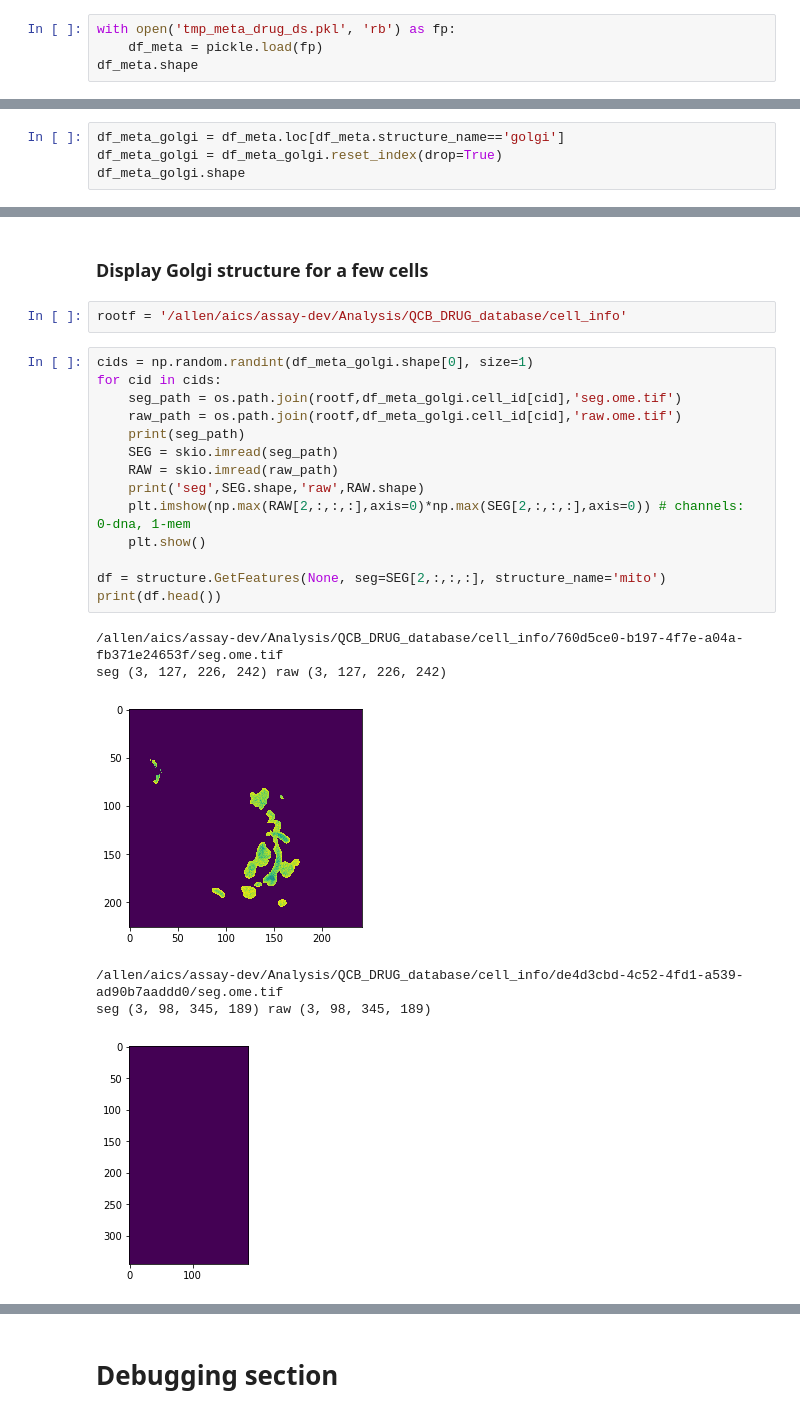
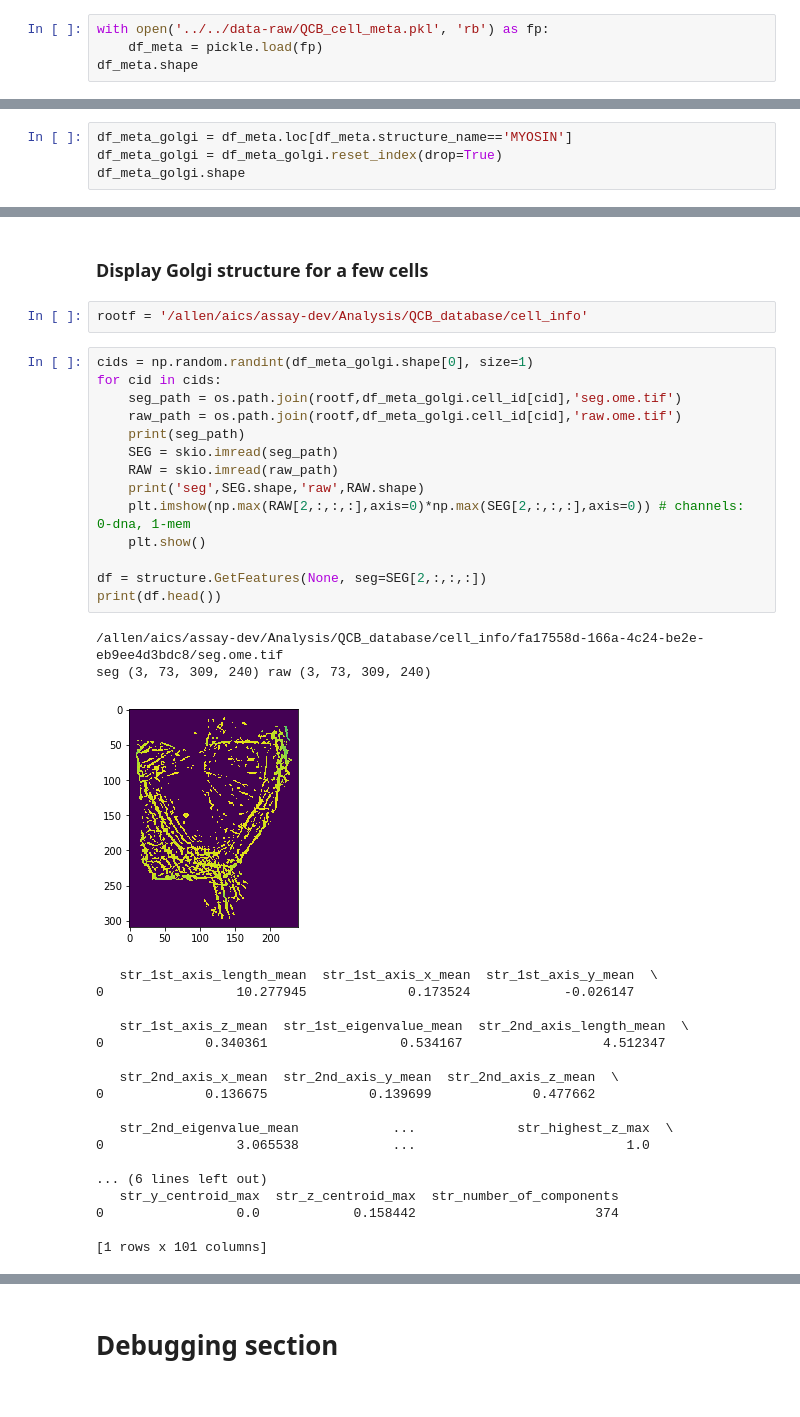
Before and after one commit to AllenInstitute/qcb-analysis, a Jupyter notebook: data-scripts/misc/inspect_ds.ipynb, the cells around one changed output, grey strips where cells are left out. Drawn from its saved outputs; the diff is of its cells as text.

```diff
--- a/data-scripts/misc/inspect_ds.ipynb
+++ b/data-scripts/misc/inspect_ds.ipynb
@@ -13,7 +13,7 @@ os.environ["DSDB_PROCESS_LIMIT"] = "16"
 # %% [markdown]
 ### Load metadata
 # %%
-with open('tmp_meta_drug_ds.pkl', 'rb') as fp:
+with open('../../data-raw/QCB_cell_meta.pkl', 'rb') as fp:
     df_meta = pickle.load(fp)
 df_meta.shape
 # %% [output]
@@ -37,7 +51,7 @@ array(['tubulin', 'sec61b', 'beta-actin', 'golgi', 'zo1', 'myosin',
 # %% [markdown]
 ### Subset of meta for which Golgi is available
 # %%
-df_meta_golgi = df_meta.loc[df_meta.structure_name=='golgi']
+df_meta_golgi = df_meta.loc[df_meta.structure_name=='MYOSIN']
 df_meta_golgi = df_meta_golgi.reset_index(drop=True)
 df_meta_golgi.shape
 # %% [output]
@@ -45,25 +59,39 @@ df_meta_golgi.shape
 # %% [markdown]
 ### Display Golgi structure for a few cells
 # %%
-rootf = '/allen/aics/assay-dev/Analysis/QCB_DRUG_database/cell_info'
+rootf = '/allen/aics/assay-dev/Analysis/QCB_database/cell_info'
 # %%
 cids = np.random.randint(df_meta_golgi.shape[0], size=1)
 for cid in cids:
     seg_path = os.path.join(rootf,df_meta_golgi.cell_id[cid],'seg.ome.tif')
     raw_path = os.path.join(rootf,df_meta_golgi.cell_id[cid],'raw.ome.tif')
     print(seg_path)
     SEG = skio.imread(seg_path)
     RAW = skio.imread(raw_path)
     print('seg',SEG.shape,'raw',RAW.shape)
     plt.imshow(np.max(RAW[2,:,:,:],axis=0)*np.max(SEG[2,:,:,:],axis=0)) # channels: 0-dna, 1-mem
     plt.show()
 
-df = structure.GetFeatures(None, seg=SEG[2,:,:,:], structure_name='mito')
+df = structure.GetFeatures(None, seg=SEG[2,:,:,:])
 print(df.head())
 # %% [output]
-/allen/aics/assay-dev/Analysis/QCB_DRUG_database/cell_info/760d5ce0-b197-4f7e-a04a-fb371e24653f/seg.ome.tif
-seg (3, 127, 226, 242) raw (3, 127, 226, 242)
+/allen/aics/assay-dev/Analysis/QCB_database/cell_info/fa17558d-166a-4c24-be2e-eb9ee4d3bdc8/seg.ome.tif
+seg (3, 73, 309, 240) raw (3, 73, 309, 240)
-[figure, old version]
+[figure, new version]
-/allen/aics/assay-dev/Analysis/QCB_DRUG_database/cell_info/de4d3cbd-4c52-4fd1-a539-ad90b7aaddd0/seg.ome.tif
-seg (3, 98, 345, 189) raw (3, 98, 345, 189)
+   str_1st_axis_length_mean  str_1st_axis_x_mean  str_1st_axis_y_mean  \
+0                 10.277945             0.173524            -0.026147
+
+   str_1st_axis_z_mean  str_1st_eigenvalue_mean  str_2nd_axis_length_mean  \
+0             0.340361                 0.534167                  4.512347
+
+   str_2nd_axis_x_mean  str_2nd_axis_y_mean  str_2nd_axis_z_mean  \
+0             0.136675             0.139699             0.477662
+
+   str_2nd_eigenvalue_mean            ...             str_highest_z_max  \
+0                 3.065538            ...                           1.0
+
+... (6 lines left out)
+   str_y_centroid_max  str_z_centroid_max  str_number_of_components
+0                 0.0            0.158442                       374
+
+[1 rows x 101 columns]
-[figure, removed]
```
Also changed, not shown: parts of 7 cells of this notebook, 7 other files.
